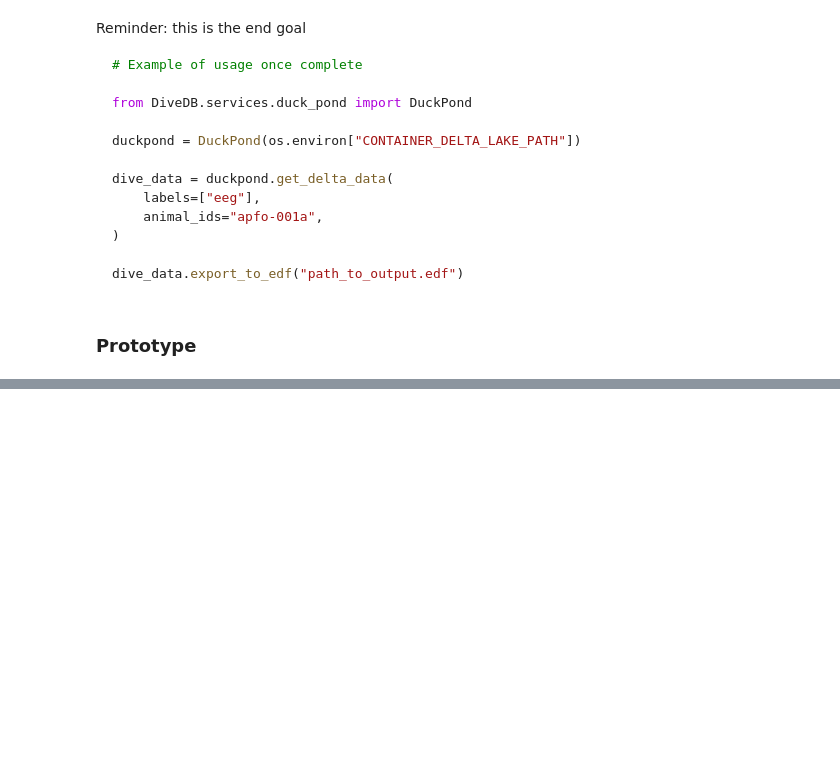
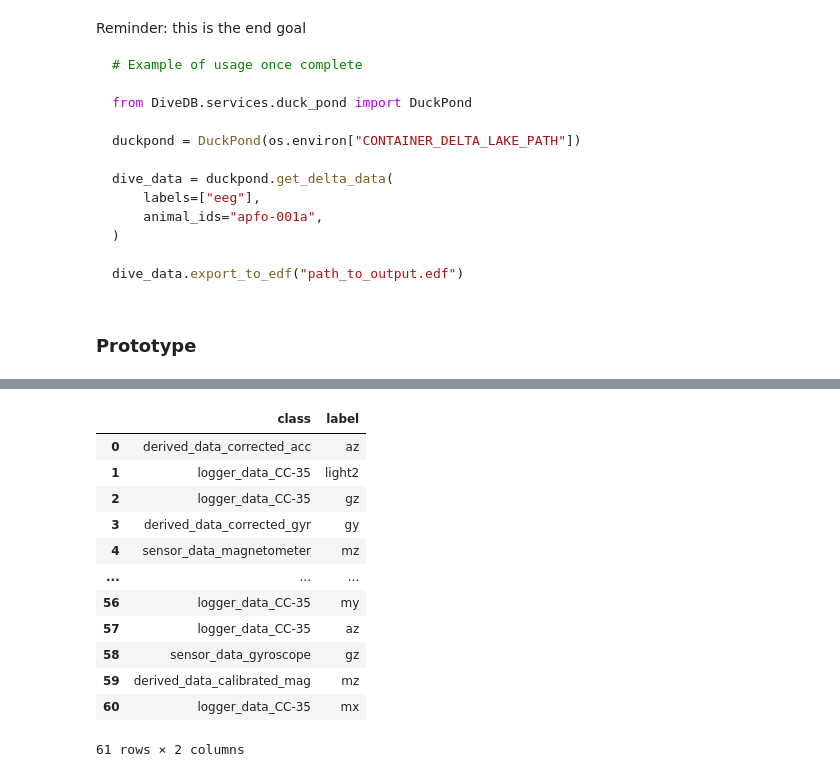
Before and after one commit to ecophysviz-lab/DiveDB, a Jupyter notebook: docs/export_docs.ipynb, the cells around one changed output, grey strips where cells are left out. Cells and saved outputs as stored; diff of their text form; code cells hidden in the pictures; blank space fills up the shorter version.

```diff
--- a/docs/export_docs.ipynb
+++ b/docs/export_docs.ipynb
@@ -66,19 +98,42 @@ duckpond.get_db_schema()
 # %%
 # Let's try a sql query as well (also ripped from the querying_docs notebook)
 labels_df = duckpond.conn.sql(f"""
     SELECT label
     FROM (
         SELECT DISTINCT label
         FROM DataLake
     )
 """).df()
-display(labels_df)
+# display(labels_df)
 
 animals_df = duckpond.conn.sql(f"""
     SELECT animal
     FROM (
         SELECT DISTINCT animal
         FROM DataLake
     )
 """).df()
-display(animals_df)
+# display(animals_df)
+
+signal_df = duckpond.conn.sql(f"""
+    SELECT class, label
+    FROM (
+        SELECT DISTINCT label, class
+        FROM DataLake
+    )
+""").df()
+display(signal_df)
+# %% [output]
+|  | class | label |
+| 0 | derived_data_corrected_acc | az |
+| 1 | logger_data_CC-35 | light2 |
+| 2 | logger_data_CC-35 | gz |
+| 3 | derived_data_corrected_gyr | gy |
+| 4 | sensor_data_magnetometer | mz |
+| ... | ... | ... |
+| 56 | logger_data_CC-35 | my |
+| 57 | logger_data_CC-35 | az |
+| 58 | sensor_data_gyroscope | gz |
+| 59 | derived_data_calibrated_mag | mz |
+| 60 | logger_data_CC-35 | mx |
+61 rows × 2 columns
```
Also changed, not shown: parts of 17 cells of this notebook.
